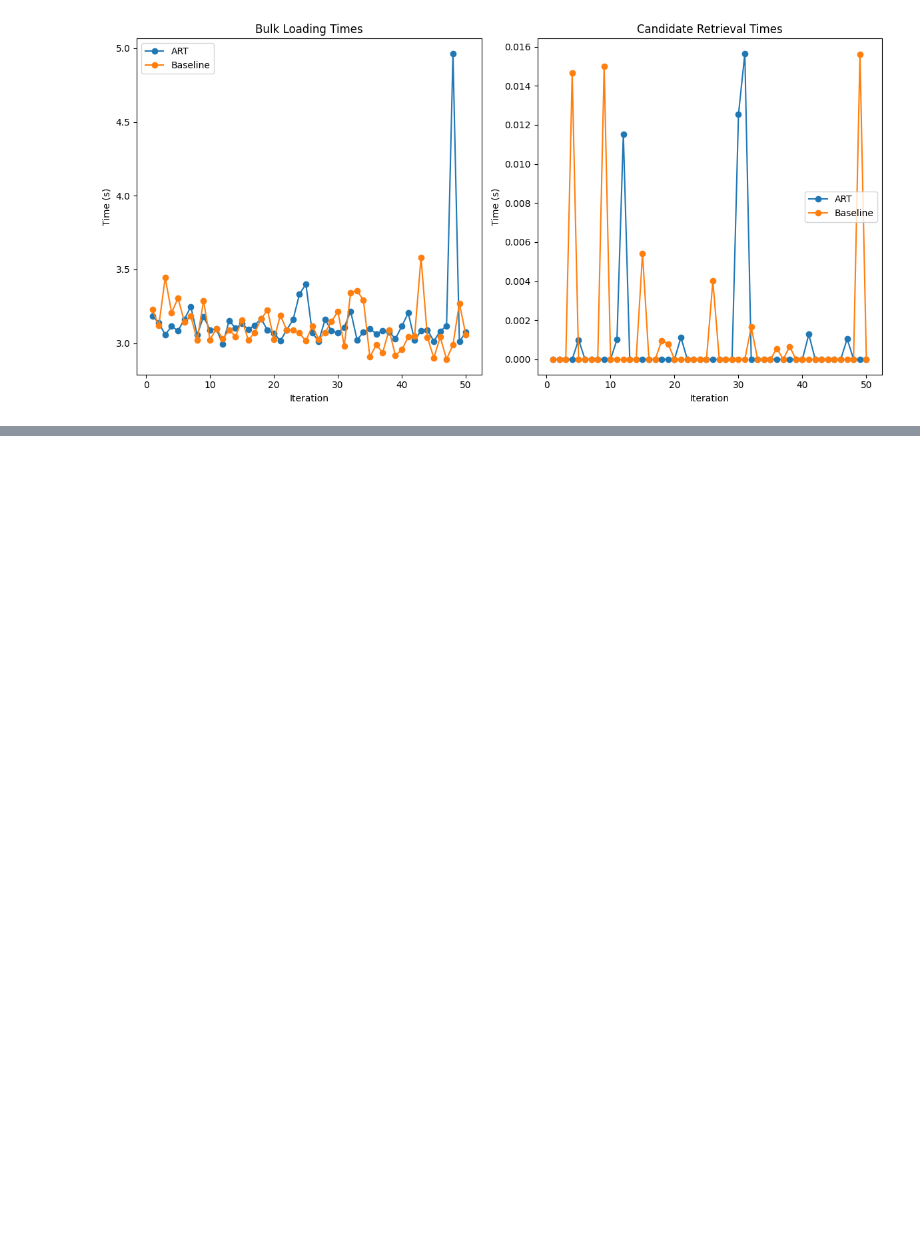
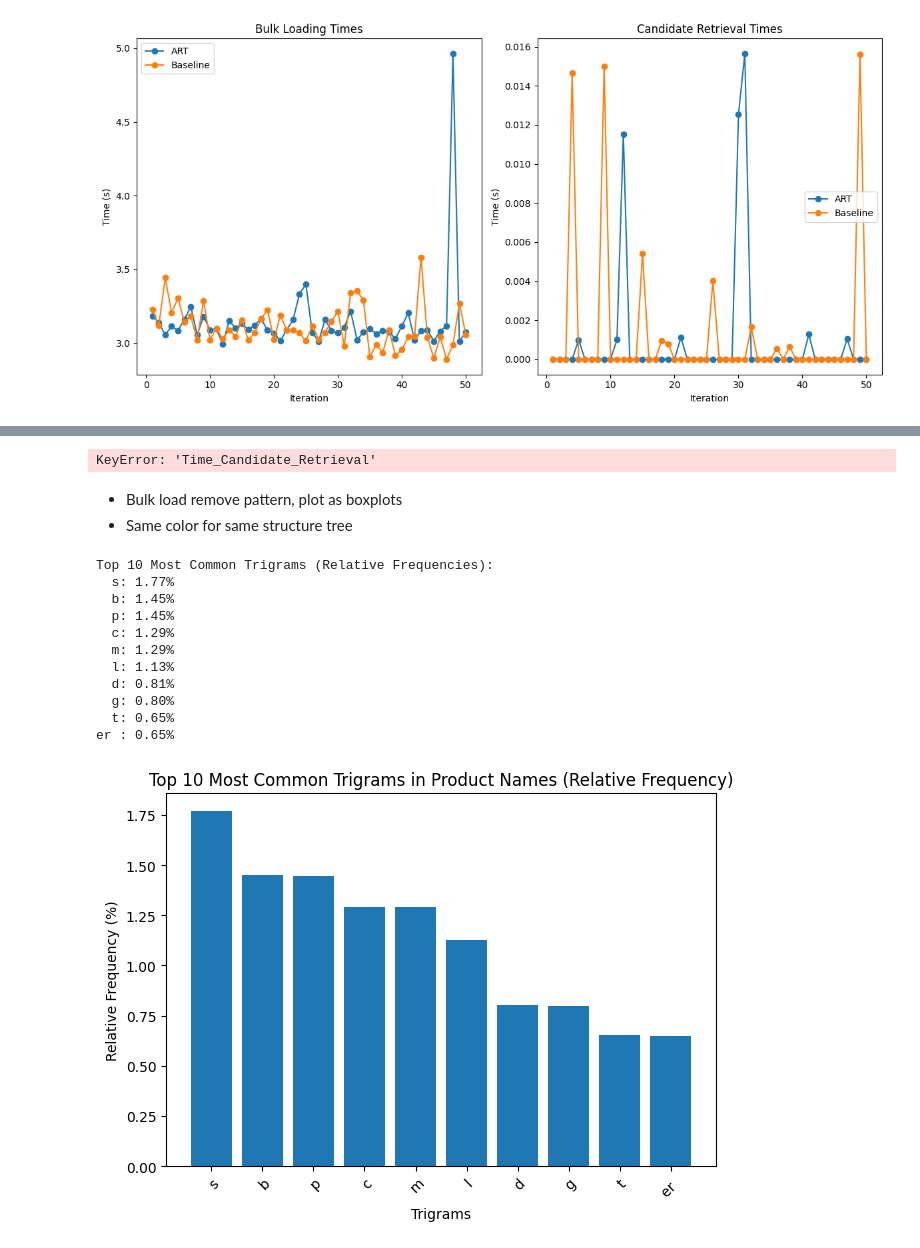
Before and after one commit to nasiba-z/gin_updated, a Jupyter notebook: results_analysis.ipynb, the cells around one changed output, grey strips where cells are left out. Drawn from its saved outputs; the diff is of its cells as text; code cells hidden in the pictures; blank space fills up the shorter version.

```diff
--- a/results_analysis.ipynb
+++ b/results_analysis.ipynb
@@ -155,0 +86,73 @@ A/B Testing Results for new query:
+# %%
+import pandas as pd
+import numpy as np
+import scipy.stats as stats
+import matplotlib.pyplot as plt
+# Load the new CSV files
+art_results_sf1 = pd.read_csv("iteration_results_art_sf1.csv")
+baseline_results_sf1 = pd.read_csv("iteration_results_sf1.csv")
+
+# Define the calculate_statistics function
+def calculate_statistics(df, label):
+    bulk_mean = df["Time_Bulk_Loading"].mean()
+    bulk_std = df["Time_Bulk_Loading"].std()
+    bulk_min = df["Time_Bulk_Loading"].min()
+    bulk_max = df["Time_Bulk_Loading"].max()
+    # candidate_mean = df["Time_Candidate_Retrieval"].mean()
+    # candidate_std = df["Time_Candidate_Retrieval"].std()
+
+    print(f"{label} Statistics:")
+    print(f"  Bulk Loading - Mean: {bulk_mean:.3f}s, StdDev: {bulk_std:.3f}s, Min: {bulk_min:.3f}s, Max: {bulk_max:.3f}s")
+
+    # print(f"  Candidate Retrieval - Mean: {candidate_mean:.3f}s, StdDev: {candidate_std:.3f}s")
+    print()
+
+    return bulk_mean, bulk_std, candidate_mean, candidate_std
+
+# Calculate basic statistics
+art_bulk_mean, art_bulk_std, art_candidate_mean, art_candidate_std = calculate_statistics(art_results_sf1, "ART")
+baseline_bulk_mean, baseline_bulk_std, baseline_candidate_mean, baseline_candidate_std = calculate_statistics(baseline_results_sf1, "B-Tree")
+
+# Plot a table with the statistics
+# %% [output]
+KeyError: 'Time_Candidate_Retrieval'
+# %% [markdown]
+- Bulk load remove pattern, plot as boxplots
+- Same color for same structure tree
+# %%
+# Calculate the total number of trigrams
+total_trigrams = sum(trigram_counts.values())
+
+# Convert absolute counts to relative frequencies (percentages)
+relative_trigram_counts = {trigram: (count / total_trigrams) * 100 for trigram, count in trigram_counts.items()}
+
+# Get the top 10 most common trigrams with their relative frequencies
+most_common_relative_trigrams = sorted(relative_trigram_counts.items(), key=lambda x: x[1], reverse=True)[:10]
+
+# Print the top 10 most common trigrams with their relative frequencies
+print("Top 10 Most Common Trigrams (Relative Frequencies):")
+for trigram, freq in most_common_relative_trigrams:
+    print(f"{trigram}: {freq:.2f}%")
+
+# Plot the relative frequency distribution
+trigram_labels, trigram_freqs = zip(*most_common_relative_trigrams)
+plt.bar(trigram_labels, trigram_freqs)
+plt.title("Top 10 Most Common Trigrams in Product Names (Relative Frequency)")
+plt.xlabel("Trigrams")
+plt.ylabel("Relative Frequency (%)")
+plt.xticks(rotation=45)
+plt.tight_layout()
+plt.show()
+# %% [output]
+Top 10 Most Common Trigrams (Relative Frequencies):
+  s: 1.77%
+  b: 1.45%
+  p: 1.45%
+  c: 1.29%
+  m: 1.29%
+  l: 1.13%
+  d: 0.81%
+  g: 0.80%
+  t: 0.65%
+er : 0.65%
+[figure, added]
```
Also changed, not shown: parts of 8 cells of this notebook, 4 other files.
